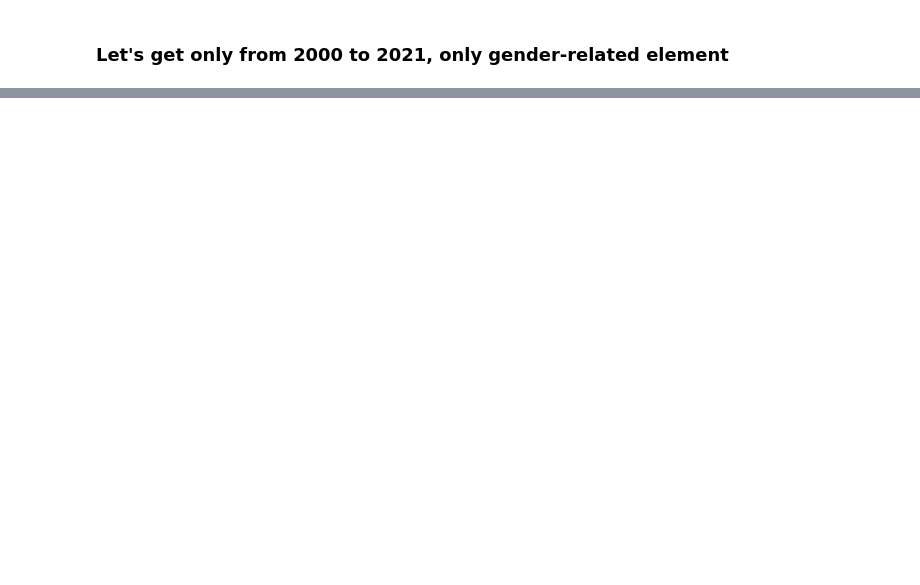
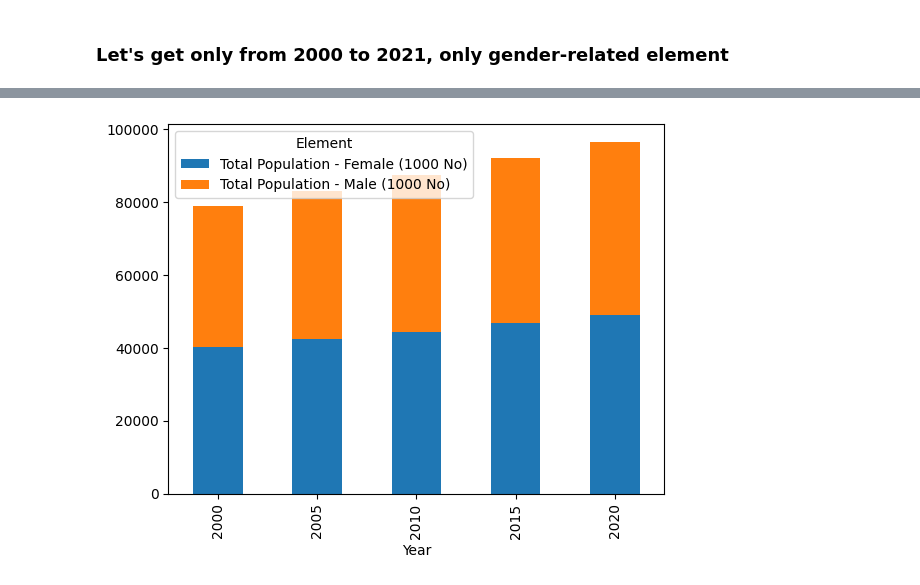
Before and after one commit to DunQua/-Intro2DS-Final-Seminar, a Jupyter notebook: source_code/04_data_discovery.ipynb, the cells around one changed output, grey strips where cells are left out. Drawn from its saved outputs; the diff is of its cells as text; code cells hidden in the pictures; blank space fills up the shorter version.

```diff
--- a/source_code/04_data_discovery.ipynb
+++ b/source_code/04_data_discovery.ipynb
@@ -217,0 +198,5 @@ sex_workforce
+# %%
+get=pd.pivot_table(sex_workforce, values='Value', index=['Year'], columns=['Element'])
+ax=get.plot.bar(stacked=True)
+# %% [output]
+[figure, added]
```
Also changed, not shown: parts of 3 cells of this notebook.
